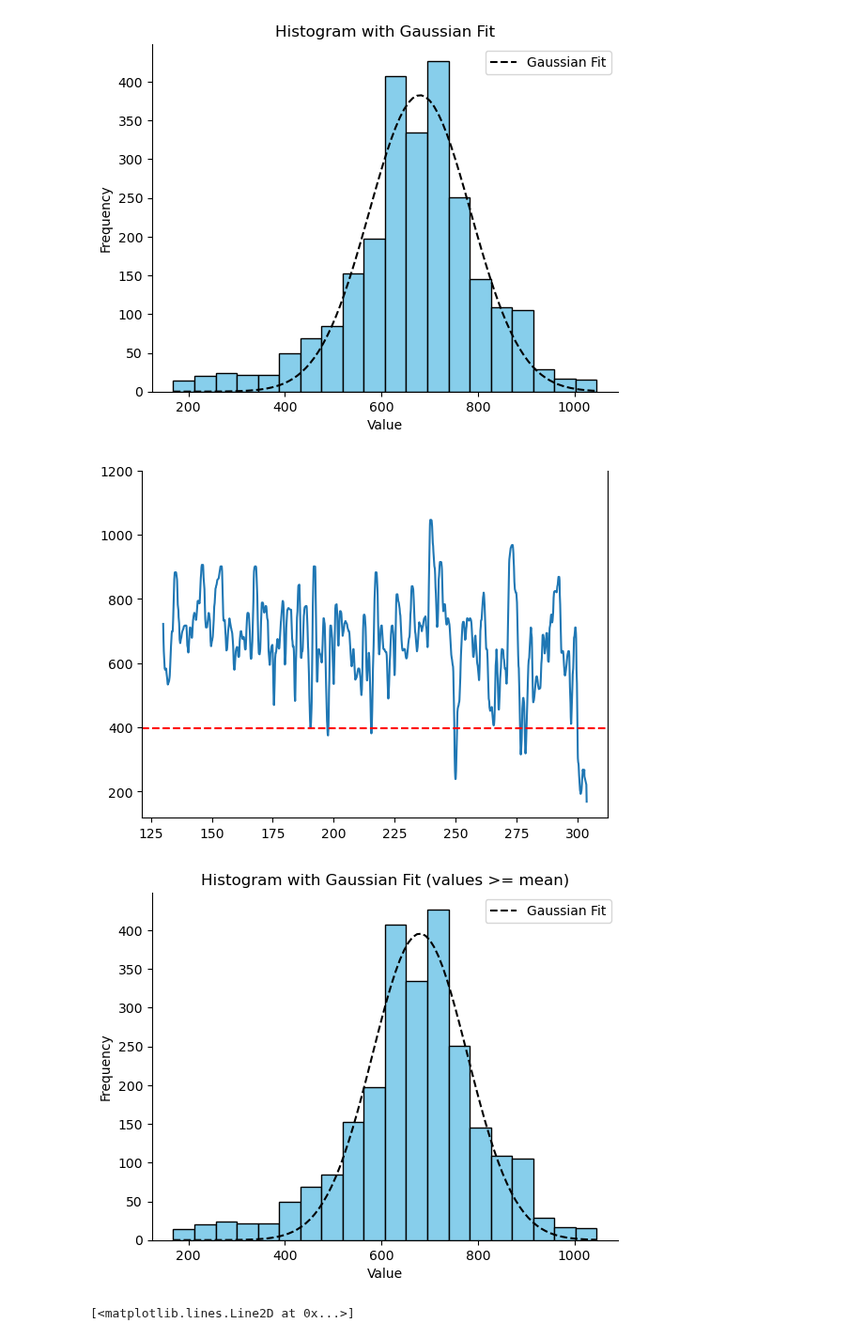
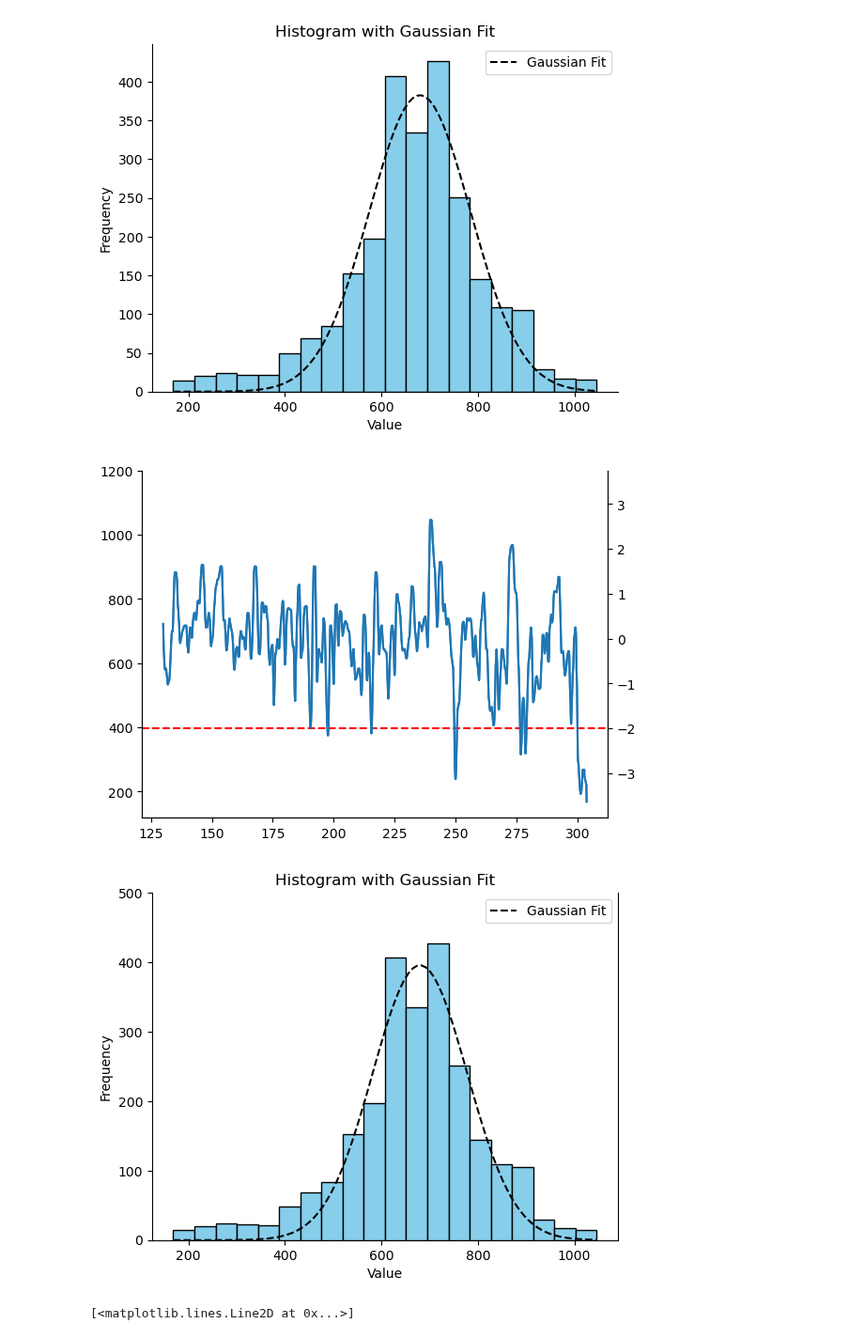
Before and after one commit to tonykelly00/DSC_morphology_pipeline, a Jupyter notebook: notebooks/ExM_analysis.ipynb, the cells around one changed output. Shown at 94% size. Drawn from its saved outputs; the diff is of its cells as text; code cells hidden in the pictures.

Commit message:
zscore

```diff
--- a/notebooks/ExM_analysis.ipynb
+++ b/notebooks/ExM_analysis.ipynb
@@ -109,39 +109,59 @@ ax1.plot(df.length, df.smth)
 # Add a straight line at a certain y-value
 plt.axhline(y=df['smth'].median()-(2*df['smth'].std()), color='r', linestyle='--', label='Threshold')
 ax1.set_ylim(df.smth.min()-50, 1200)
+
+mean=df['smth'].median()
+std = df['smth'].std()
+
+df_zscored = (df['smth'] - mean) / std
+
+#fig, ax1 = plt.subplots()
+
+ax2 = ax1.twinx()
+#ax1.plot(df.length, df.smth)
+plt.rc("axes.spines", top=False, right=True)
+ax2.plot(df.length, df_zscored)
+ax2.set_ylim((ax1.get_ylim()[0] - mean) / std, (ax1.get_ylim()[1] - mean) / std)
+fig.savefig(desktop +'/C1_branch_d3_zscore1.svg', bbox_inches = 'tight', format='svg')
+
 fig.savefig(desktop +'/C1_branch_d3_zscore.svg', bbox_inches = 'tight', format='svg')
 # %% [output]
-[figure, old version]
+[figure, new version]
 # %%
 df_above_mean = df[df['smth'] >= df['smth'].mean()]
 
+fig, ax = plt.subplots()
 # Plot histogram
-hist, bins, _ = plt.hist(df['smth'], bins=20, color='skyblue', edgecolor='black')
+#hist, bins, _ = plt.hist(df['smth'], bins=20, color='skyblue', edgecolor='black')
+
+ax.hist(df['smth'], bins=20, color='skyblue', edgecolor='black')
 
 # Bin centers
 bin_centers = 0.5 * (bins[1:] + bins[:-1])
 
 # Fit Gaussian to histogram
 def gaussian(x, mu, sigma, A):
     return A * np.exp(-0.5 * ((x - mu) / sigma)**2)
 
 lower_bounds = [df['smth'].mean(), 0, 0]
 upper_bounds = [np.inf, df_above_mean['smth'].std()+20, np.inf]
 
 popt, _ = curve_fit(gaussian, bin_centers, hist, bounds=(lower_bounds, upper_bounds), p0=[df['smth'].mean(), df_above_mean['smth'].std(), 1])
 
 # Plot Gaussian fit
+
 x = np.linspace(df['smth'].min(), df['smth'].max(), 100)
-plt.plot(x, gaussian(x, *popt), 'k--', label='Gaussian Fit')
+ax.plot(x, gaussian(x, *popt), 'k--', label='Gaussian Fit')
 
 # Add labels and title
-plt.title('Histogram with Gaussian Fit (values >= mean)')
-plt.xlabel('Value')
-plt.ylabel('Frequency')
+ax.set_ylim(0,500)
+ax.set_title('Histogram with Gaussian Fit')
+ax.set_xlabel('Value')
+ax.set_ylabel('Frequency')
 
 # Show plot
-plt.legend()
-plt.show()
+ax.legend()
+
 fig.savefig(desktop +'/C1_branch_d3_gauss.svg', bbox_inches = 'tight', format='svg')
 # %% [output]
-[figure, old version]
+[figure, new version]
```
Also changed, not shown: parts of 1 cell of this notebook.
